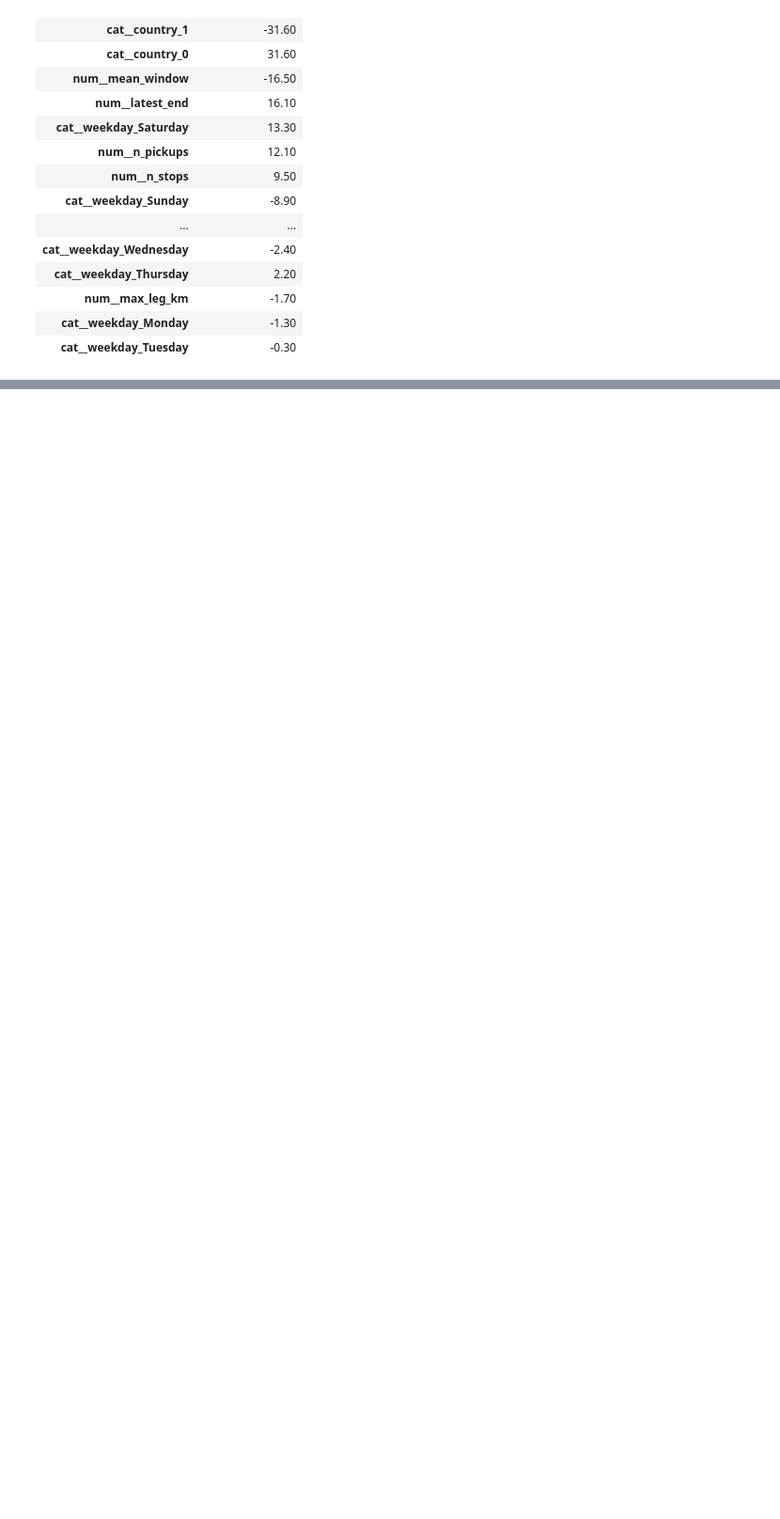
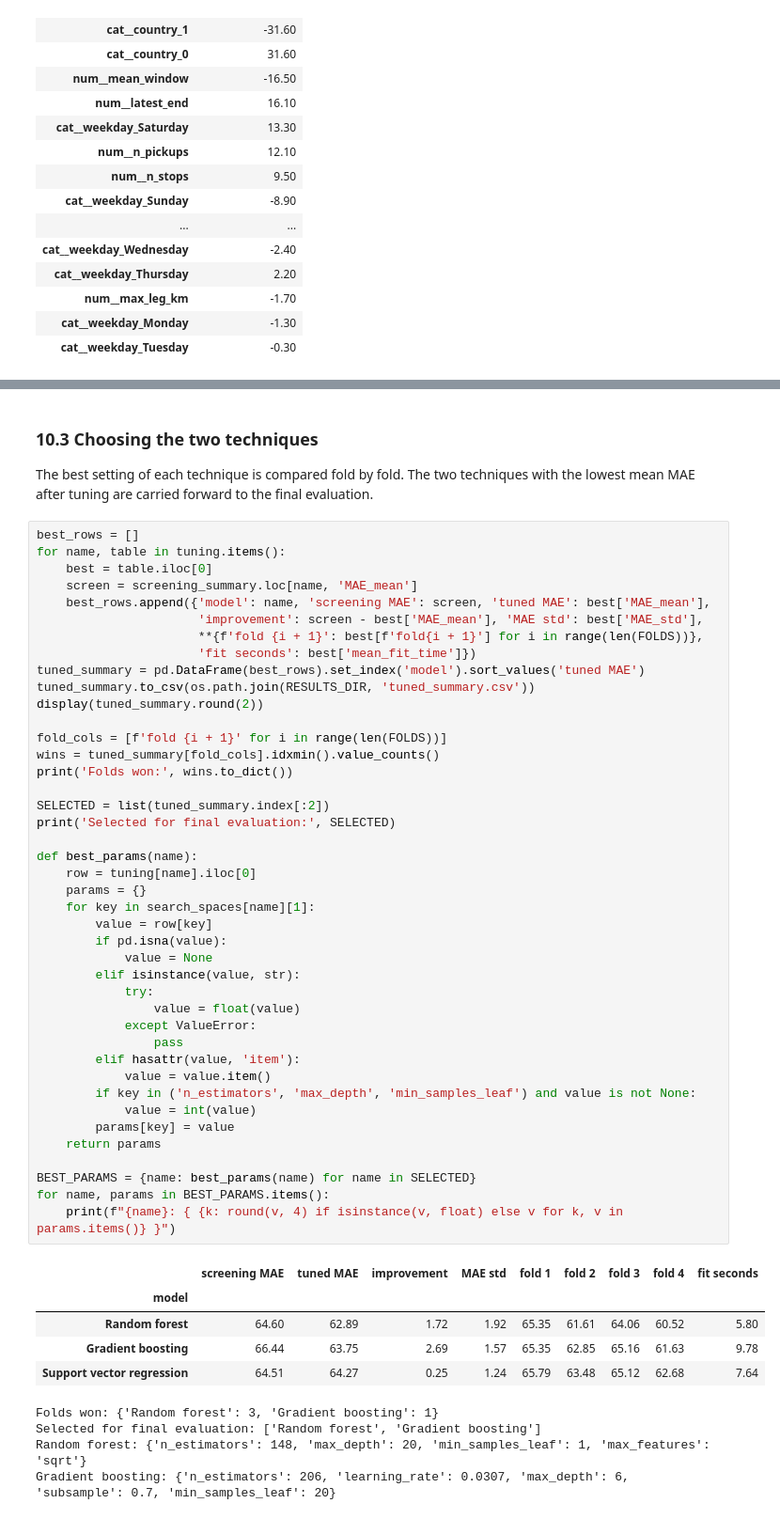
Before and after one commit to brucenguyen0302-code/last-mile-route-duration, a Jupyter notebook: notebooks/AT1_II_route_duration.ipynb, the cells around one changed output, grey strips where cells are left out. Shown at 94% size. Cells and saved outputs as stored; diff of their text form; blank space fills up the shorter version.

```diff
--- a/notebooks/AT1_II_route_duration.ipynb
+++ b/notebooks/AT1_II_route_duration.ipynb
@@ -759,0 +1029,57 @@ display(coefficients.round(1).to_frame('minutes per unit'))
+# %% [markdown]
+### 10.3 Choosing the two techniques
+
+The best setting of each technique is compared fold by fold. The two techniques with the lowest mean MAE after
+tuning are carried forward to the final evaluation.
+# %%
+best_rows = []
+for name, table in tuning.items():
+    best = table.iloc[0]
+    screen = screening_summary.loc[name, 'MAE_mean']
+    best_rows.append({'model': name, 'screening MAE': screen, 'tuned MAE': best['MAE_mean'],
+                      'improvement': screen - best['MAE_mean'], 'MAE std': best['MAE_std'],
+                      **{f'fold {i + 1}': best[f'fold{i + 1}'] for i in range(len(FOLDS))},
+                      'fit seconds': best['mean_fit_time']})
+tuned_summary = pd.DataFrame(best_rows).set_index('model').sort_values('tuned MAE')
+tuned_summary.to_csv(os.path.join(RESULTS_DIR, 'tuned_summary.csv'))
+display(tuned_summary.round(2))
+
+fold_cols = [f'fold {i + 1}' for i in range(len(FOLDS))]
+wins = tuned_summary[fold_cols].idxmin().value_counts()
+print('Folds won:', wins.to_dict())
+
+SELECTED = list(tuned_summary.index[:2])
+print('Selected for final evaluation:', SELECTED)
+
+def best_params(name):
+    row = tuning[name].iloc[0]
+    params = {}
+    for key in search_spaces[name][1]:
+        value = row[key]
+        if pd.isna(value):
+            value = None
+        elif isinstance(value, str):
+            try:
+                value = float(value)
+            except ValueError:
+                pass
+        elif hasattr(value, 'item'):
+            value = value.item()
+        if key in ('n_estimators', 'max_depth', 'min_samples_leaf') and value is not None:
+            value = int(value)
+        params[key] = value
+    return params
+
+BEST_PARAMS = {name: best_params(name) for name in SELECTED}
+for name, params in BEST_PARAMS.items():
+    print(f"{name}: { {k: round(v, 4) if isinstance(v, float) else v for k, v in params.items()} }")
+# %% [output]
+|  | screening MAE | tuned MAE | improvement | MAE std | fold 1 | fold 2 | fold 3 | fold 4 | fit seconds |
+| model |  |  |  |  |  |  |  |  |  |
+| Random forest | 64.60 | 62.89 | 1.72 | 1.92 | 65.35 | 61.61 | 64.06 | 60.52 | 5.80 |
+| Gradient boosting | 66.44 | 63.75 | 2.69 | 1.57 | 65.35 | 62.85 | 65.16 | 61.63 | 9.78 |
+| Support vector regression | 64.51 | 64.27 | 0.25 | 1.24 | 65.79 | 63.48 | 65.12 | 62.68 | 7.64 |
+Folds won: {'Random forest': 3, 'Gradient boosting': 1}
+Selected for final evaluation: ['Random forest', 'Gradient boosting']
+Random forest: {'n_estimators': 148, 'max_depth': 20, 'min_samples_leaf': 1, 'max_features': 'sqrt'}
+Gradient boosting: {'n_estimators': 206, 'learning_rate': 0.0307, 'max_depth': 6, 'subsample': 0.7, 'min_samples_leaf': 20}
```
Also changed, not shown: parts of 7 cells of this notebook.
